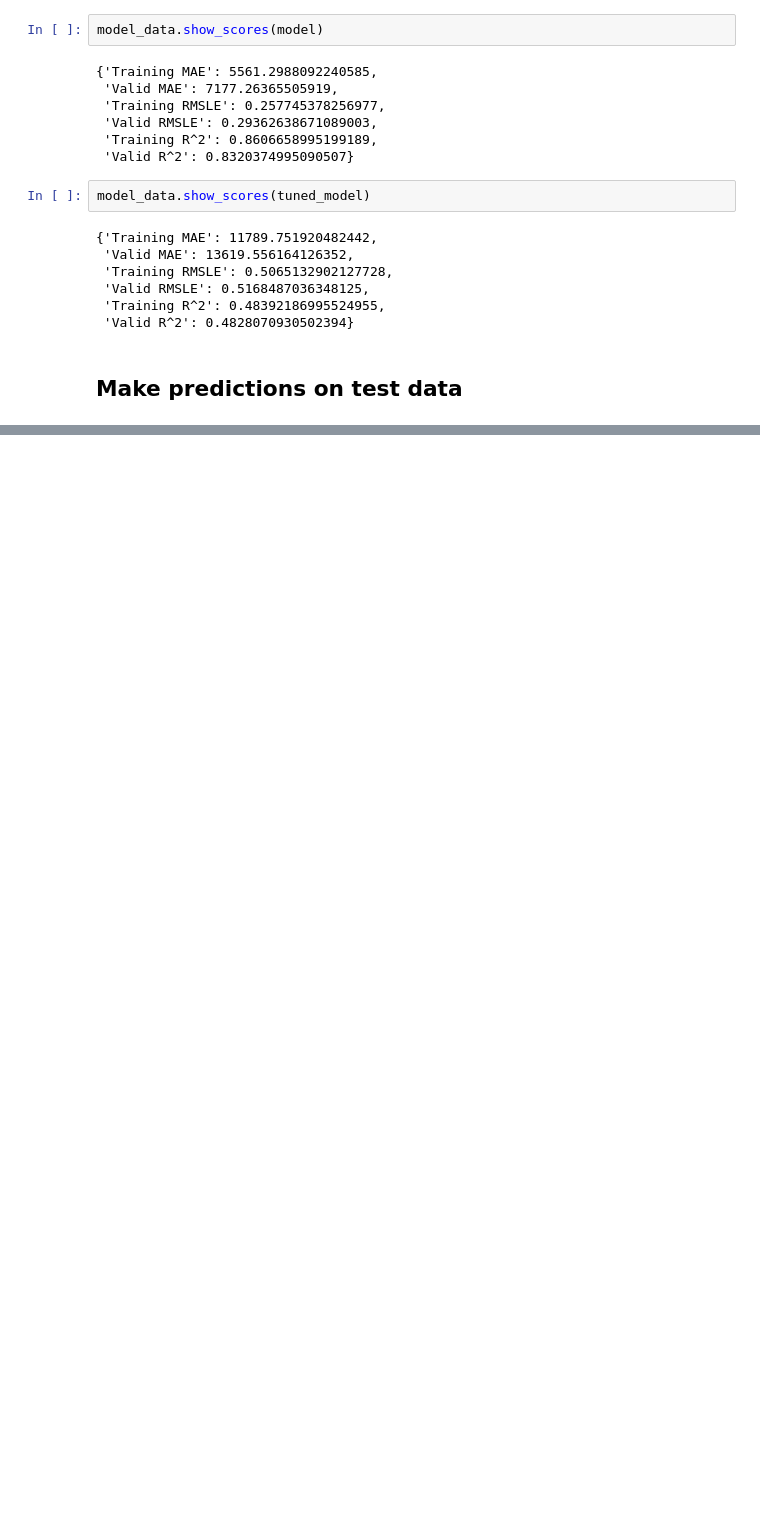
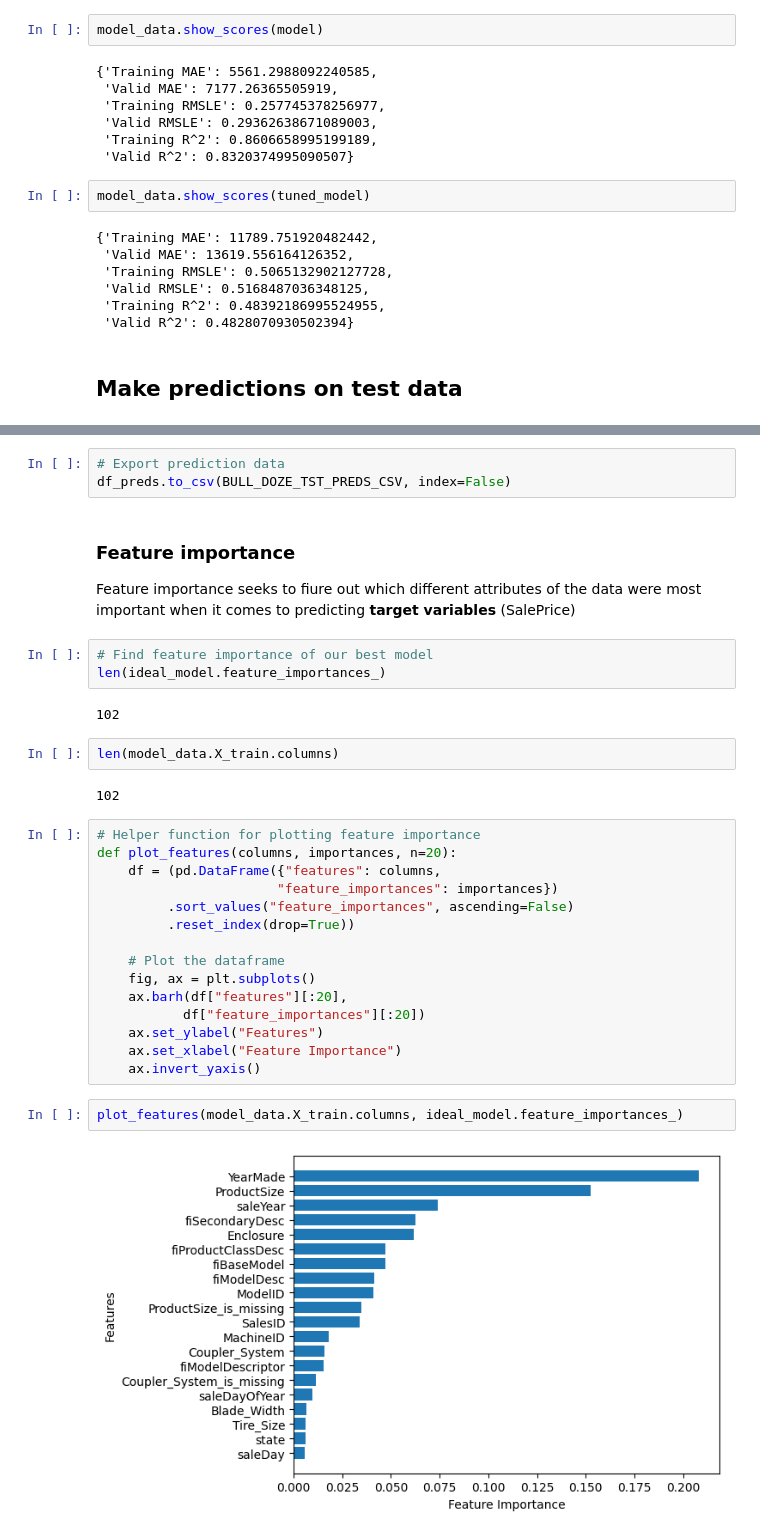
Before and after one commit to ianmeinert/udemy_ml_ds_ztm, a Jupyter notebook: section_12/End to end bulldozer price regression.ipynb, the cells around one changed output, grey strips where cells are left out. Cells and saved outputs as stored; diff of their text form; blank space fills up the shorter version.

```diff
--- a/section_12/End to end bulldozer price regression.ipynb
+++ b/section_12/End to end bulldozer price regression.ipynb
@@ -723,0 +859,35 @@ model_data.show_scores(tuned_model)
+# %%
+# Export prediction data
+df_preds.to_csv(BULL_DOZE_TST_PREDS_CSV, index=False)
+# %% [markdown]
+### Feature importance
+
+Feature importance seeks to fiure out which different attributes of the data were most important when it comes to predicting **target variables** (SalePrice)
+# %%
+# Find feature importance of our best model
+len(ideal_model.feature_importances_)
+# %% [output]
+102
+# %%
+len(model_data.X_train.columns)
+# %% [output]
+102
+# %%
+# Helper function for plotting feature importance
+def plot_features(columns, importances, n=20):
+    df = (pd.DataFrame({"features": columns,
+                       "feature_importances": importances})
+         .sort_values("feature_importances", ascending=False)
+         .reset_index(drop=True))
+
+    # Plot the dataframe
+    fig, ax = plt.subplots()
+    ax.barh(df["features"][:20],
+           df["feature_importances"][:20])
+    ax.set_ylabel("Features")
+    ax.set_xlabel("Feature Importance")
+    ax.invert_yaxis()
+# %%
+plot_features(model_data.X_train.columns, ideal_model.feature_importances_)
+# %% [output]
+[figure, added]
```
Also changed, not shown: parts of 25 cells of this notebook, 2 other files.
